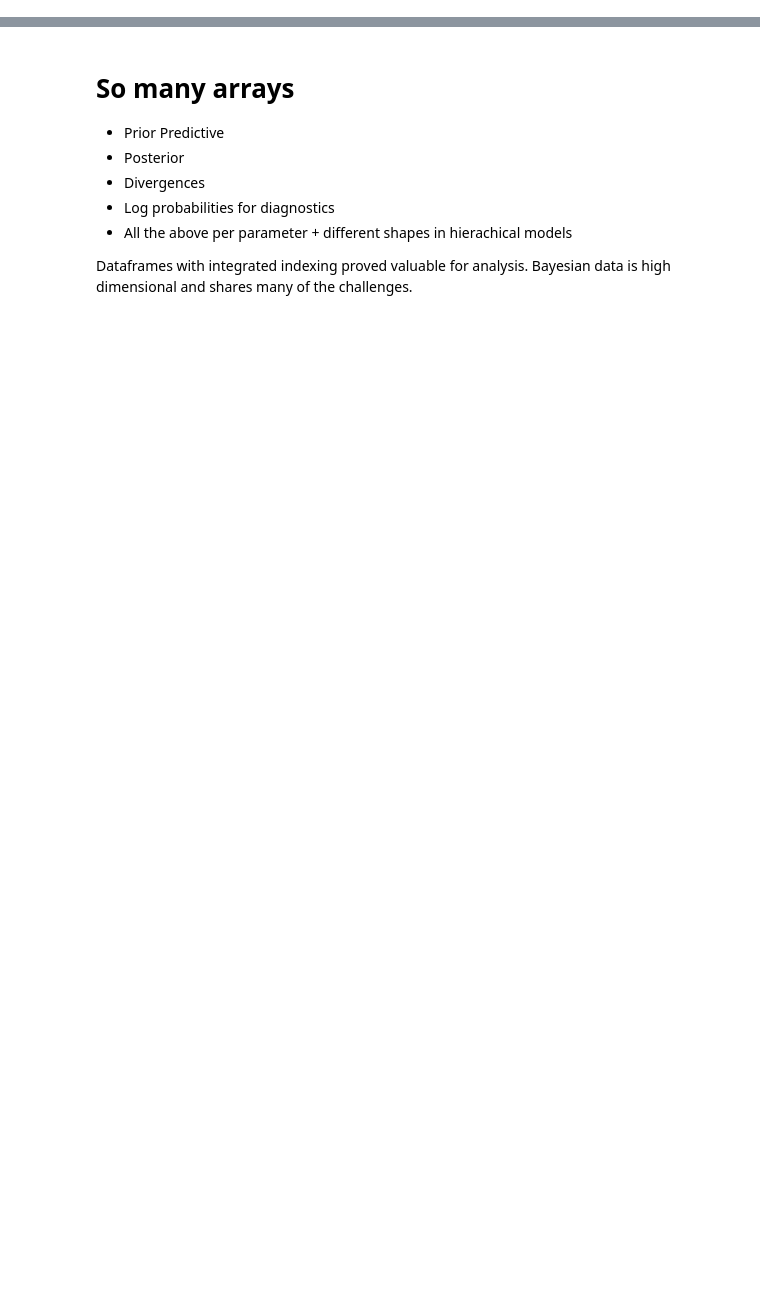
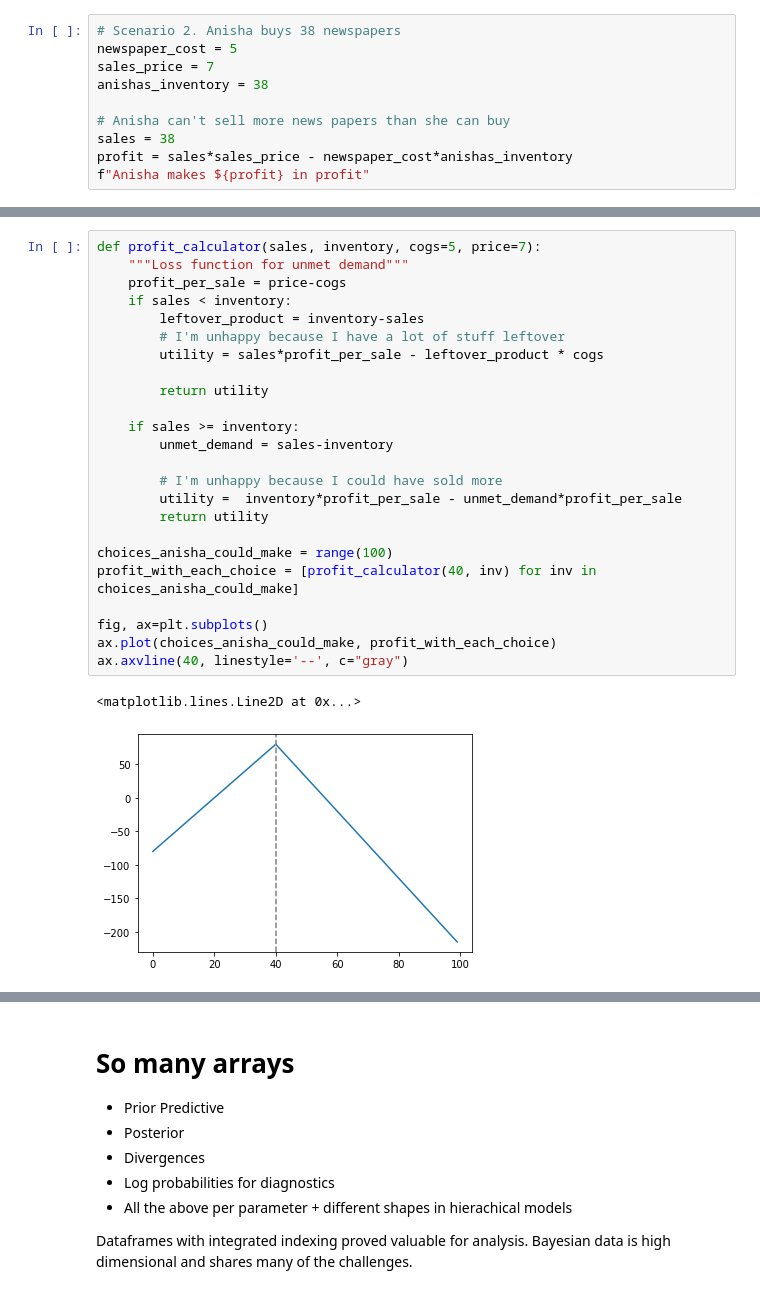
Before and after one commit to canyon289/PyDataGlobal_2020, a Jupyter notebook: InferenceData_Stancon2020_en.ipynb, the cells around one changed output, grey strips where cells are left out. Cells and saved outputs as stored; diff of their text form; blank space fills up the shorter version.

```diff
--- a/InferenceData_Stancon2020_en.ipynb
+++ b/InferenceData_Stancon2020_en.ipynb
@@ -30,0 +128,10 @@ Like the greater Bayesian community, ArviZ contributors herald from many places.
+# %%
+# Scenario 2. Anisha buys 38 newspapers
+newspaper_cost = 5
+sales_price = 7
+anishas_inventory = 38
+
+# Anisha can't sell more news papers than she can buy
+sales = 38
+profit = sales*sales_price - newspaper_cost*anishas_inventory
+f"Anisha makes ${profit} in profit"
@@ -31,3 +153,30 @@ Like the greater Bayesian community, ArviZ contributors herald from many places.
+# %%
+def profit_calculator(sales, inventory, cogs=5, price=7):
+    """Loss function for unmet demand"""
+    profit_per_sale = price-cogs
+    if sales < inventory:
+        leftover_product = inventory-sales
+        # I'm unhappy because I have a lot of stuff leftover
+        utility = sales*profit_per_sale - leftover_product * cogs
+
+        return utility
+
+    if sales >= inventory:
+        unmet_demand = sales-inventory
+
+        # I'm unhappy because I could have sold more
+        utility =  inventory*profit_per_sale - unmet_demand*profit_per_sale
+        return utility
+
+choices_anisha_could_make = range(100)
+profit_with_each_choice = [profit_calculator(40, inv) for inv in choices_anisha_could_make]
+
+fig, ax=plt.subplots()
+ax.plot(choices_anisha_could_make, profit_with_each_choice)
+ax.axvline(40, linestyle='--', c="gray")
+# %% [output]
+<matplotlib.lines.Line2D at 0x...>
+[figure, added]
 # %% [markdown]
 # Bayesian Workflow
 There are many steps and PPLs only help out with some of them. ArviZ aims to help with the others.
```
Also changed, not shown: parts of 20 cells of this notebook, 3 other files.
